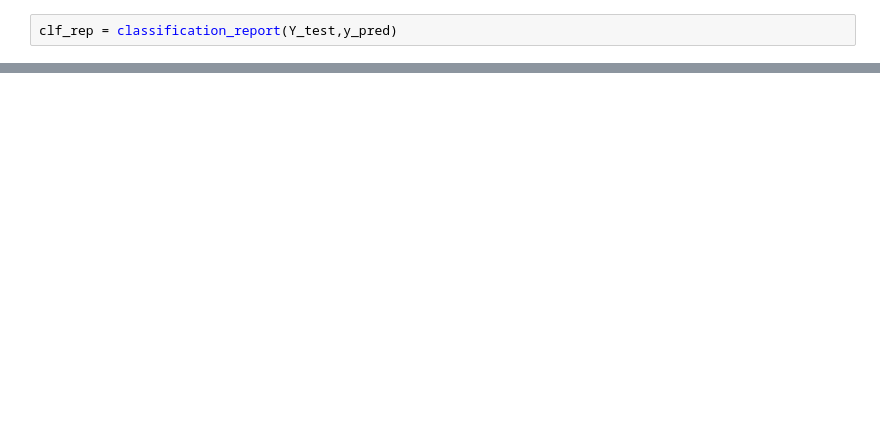
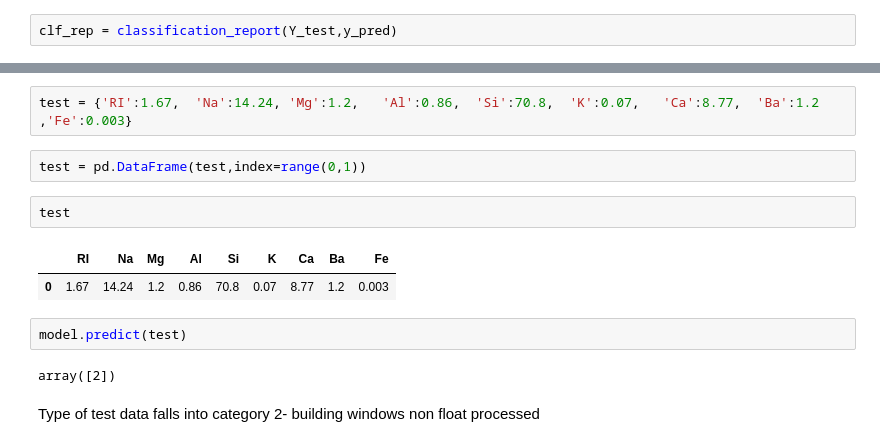
Before and after one commit to akarshpyr/Python-codes, a Jupyter notebook: KNN.ipynb, the cells around one changed output, grey strips where cells are left out. Saved outputs shown, nothing was run; the diff lists cells and outputs as text; blank space fills up the shorter version.

```diff
--- a/KNN.ipynb
+++ b/KNN.ipynb
@@ -314,0 +178,15 @@ weighted avg       0.98      0.97      0.97        31
+# %%
+test = {'RI':1.67,	'Na':14.24,	'Mg':1.2,	'Al':0.86,	'Si':70.8,	'K':0.07,	'Ca':8.77,	'Ba':1.2	,'Fe':0.003}
+# %%
+test = pd.DataFrame(test,index=range(0,1))
+# %%
+test
+# %% [output]
+|  | RI | Na | Mg | Al | Si | K | Ca | Ba | Fe |
+| 0 | 1.67 | 14.24 | 1.2 | 0.86 | 70.8 | 0.07 | 8.77 | 1.2 | 0.003 |
+# %%
+model.predict(test)
+# %% [output]
+array([2])
+# %% [markdown]
+Type of test data falls into category 2- building windows non float processed
```
Also changed, not shown: parts of 54 cells of this notebook.
